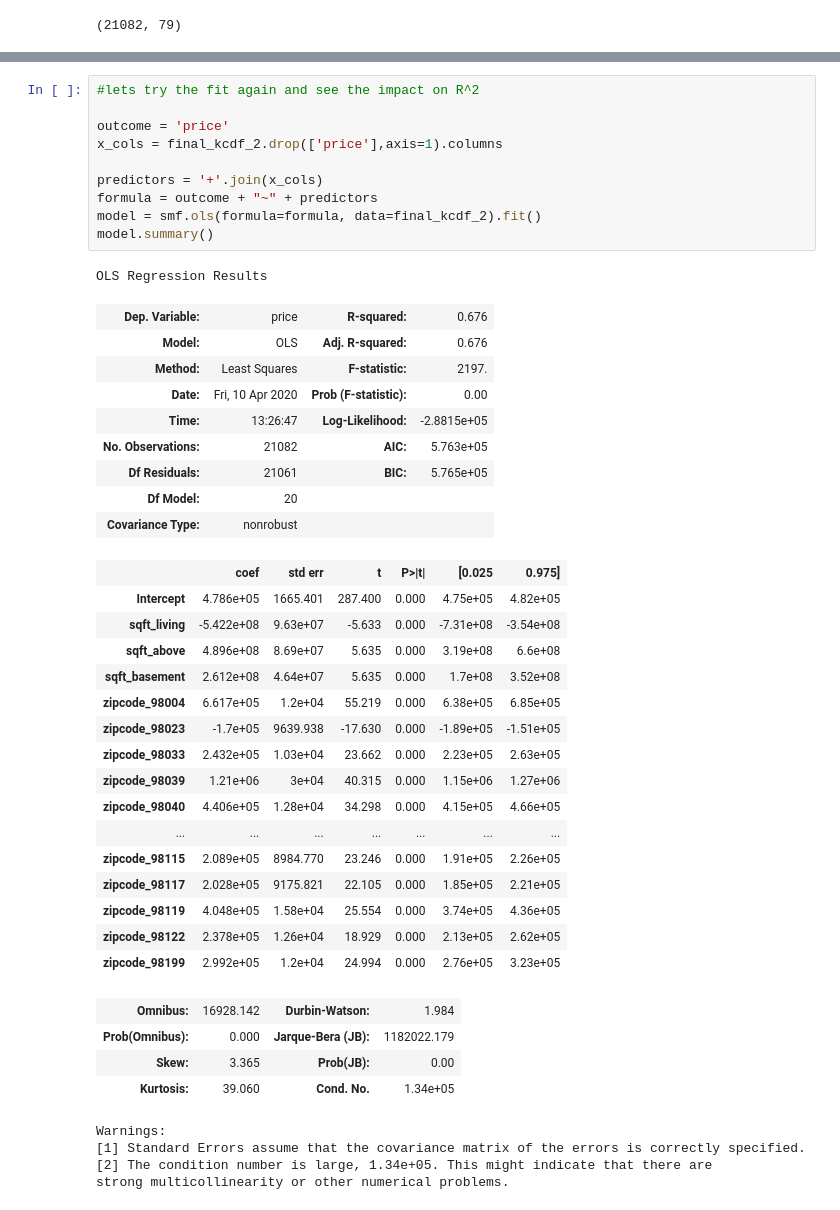
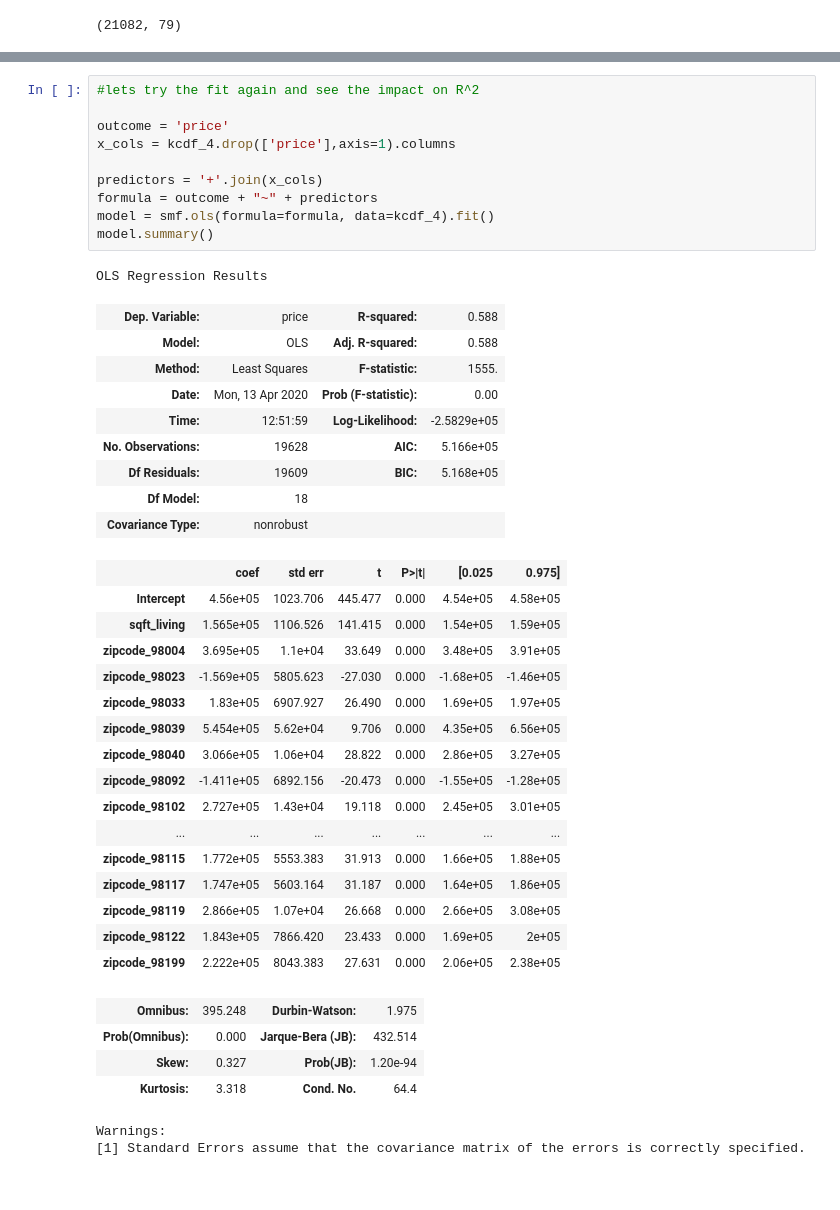
Before and after one commit to nxd0/dsc-1-final-project-online-ds-sp-000, a Jupyter notebook: student.ipynb, the cells around one changed output, grey strips where cells are left out. Saved outputs shown, nothing was run; the diff lists cells and outputs as text.

```diff
--- a/student.ipynb
+++ b/student.ipynb
@@ -928,45 +1323,43 @@ final_kcdf_2 = final_kcdf[['price',
 # %%
 #lets try the fit again and see the impact on R^2
 
 outcome = 'price'
-x_cols = final_kcdf_2.drop(['price'],axis=1).columns
+x_cols = kcdf_4.drop(['price'],axis=1).columns
 
 predictors = '+'.join(x_cols)
 formula = outcome + "~" + predictors
-model = smf.ols(formula=formula, data=final_kcdf_2).fit()
+model = smf.ols(formula=formula, data=kcdf_4).fit()
 model.summary()
 # %% [output]
 OLS Regression Results
-| Dep. Variable: | price | R-squared: | 0.676 |
-| Model: | OLS | Adj. R-squared: | 0.676 |
-| Method: | Least Squares | F-statistic: | 2197. |
-| Date: | Fri, 10 Apr 2020 | Prob (F-statistic): | 0.00 |
-| Time: | 13:26:47 | Log-Likelihood: | -2.8815e+05 |
-| No. Observations: | 21082 | AIC: | 5.763e+05 |
-| Df Residuals: | 21061 | BIC: | 5.765e+05 |
-| Df Model: | 20 |  |  |
+| Dep. Variable: | price | R-squared: | 0.588 |
+| Model: | OLS | Adj. R-squared: | 0.588 |
+| Method: | Least Squares | F-statistic: | 1555. |
+| Date: | Mon, 13 Apr 2020 | Prob (F-statistic): | 0.00 |
+| Time: | 12:51:59 | Log-Likelihood: | -2.5829e+05 |
+| No. Observations: | 19628 | AIC: | 5.166e+05 |
+| Df Residuals: | 19609 | BIC: | 5.168e+05 |
+| Df Model: | 18 |  |  |
 | Covariance Type: | nonrobust |  |  |
 |  | coef | std err | t | P>|t| | [0.025 | 0.975] |
-| Intercept | 4.786e+05 | 1665.401 | 287.400 | 0.000 | 4.75e+05 | 4.82e+05 |
-| sqft_living | -5.422e+08 | 9.63e+07 | -5.633 | 0.000 | -7.31e+08 | -3.54e+08 |
-| sqft_above | 4.896e+08 | 8.69e+07 | 5.635 | 0.000 | 3.19e+08 | 6.6e+08 |
-| sqft_basement | 2.612e+08 | 4.64e+07 | 5.635 | 0.000 | 1.7e+08 | 3.52e+08 |
-| zipcode_98004 | 6.617e+05 | 1.2e+04 | 55.219 | 0.000 | 6.38e+05 | 6.85e+05 |
-| zipcode_98023 | -1.7e+05 | 9639.938 | -17.630 | 0.000 | -1.89e+05 | -1.51e+05 |
-| zipcode_98033 | 2.432e+05 | 1.03e+04 | 23.662 | 0.000 | 2.23e+05 | 2.63e+05 |
-| zipcode_98039 | 1.21e+06 | 3e+04 | 40.315 | 0.000 | 1.15e+06 | 1.27e+06 |
-| zipcode_98040 | 4.406e+05 | 1.28e+04 | 34.298 | 0.000 | 4.15e+05 | 4.66e+05 |
+| Intercept | 4.56e+05 | 1023.706 | 445.477 | 0.000 | 4.54e+05 | 4.58e+05 |
+| sqft_living | 1.565e+05 | 1106.526 | 141.415 | 0.000 | 1.54e+05 | 1.59e+05 |
+| zipcode_98004 | 3.695e+05 | 1.1e+04 | 33.649 | 0.000 | 3.48e+05 | 3.91e+05 |
+| zipcode_98023 | -1.569e+05 | 5805.623 | -27.030 | 0.000 | -1.68e+05 | -1.46e+05 |
+| zipcode_98033 | 1.83e+05 | 6907.927 | 26.490 | 0.000 | 1.69e+05 | 1.97e+05 |
+| zipcode_98039 | 5.454e+05 | 5.62e+04 | 9.706 | 0.000 | 4.35e+05 | 6.56e+05 |
+| zipcode_98040 | 3.066e+05 | 1.06e+04 | 28.822 | 0.000 | 2.86e+05 | 3.27e+05 |
+| zipcode_98092 | -1.411e+05 | 6892.156 | -20.473 | 0.000 | -1.55e+05 | -1.28e+05 |
+| zipcode_98102 | 2.727e+05 | 1.43e+04 | 19.118 | 0.000 | 2.45e+05 | 3.01e+05 |
 | ... | ... | ... | ... | ... | ... | ... |
-| zipcode_98115 | 2.089e+05 | 8984.770 | 23.246 | 0.000 | 1.91e+05 | 2.26e+05 |
-| zipcode_98117 | 2.028e+05 | 9175.821 | 22.105 | 0.000 | 1.85e+05 | 2.21e+05 |
-| zipcode_98119 | 4.048e+05 | 1.58e+04 | 25.554 | 0.000 | 3.74e+05 | 4.36e+05 |
-| zipcode_98122 | 2.378e+05 | 1.26e+04 | 18.929 | 0.000 | 2.13e+05 | 2.62e+05 |
-| zipcode_98199 | 2.992e+05 | 1.2e+04 | 24.994 | 0.000 | 2.76e+05 | 3.23e+05 |
+| zipcode_98115 | 1.772e+05 | 5553.383 | 31.913 | 0.000 | 1.66e+05 | 1.88e+05 |
+| zipcode_98117 | 1.747e+05 | 5603.164 | 31.187 | 0.000 | 1.64e+05 | 1.86e+05 |
+| zipcode_98119 | 2.866e+05 | 1.07e+04 | 26.668 | 0.000 | 2.66e+05 | 3.08e+05 |
+| zipcode_98122 | 1.843e+05 | 7866.420 | 23.433 | 0.000 | 1.69e+05 | 2e+05 |
+| zipcode_98199 | 2.222e+05 | 8043.383 | 27.631 | 0.000 | 2.06e+05 | 2.38e+05 |
-| Omnibus: | 16928.142 | Durbin-Watson: | 1.984 |
-| Prob(Omnibus): | 0.000 | Jarque-Bera (JB): | 1182022.179 |
-| Skew: | 3.365 | Prob(JB): | 0.00 |
-| Kurtosis: | 39.060 | Cond. No. | 1.34e+05 |
+| Omnibus: | 395.248 | Durbin-Watson: | 1.975 |
+| Prob(Omnibus): | 0.000 | Jarque-Bera (JB): | 432.514 |
+| Skew: | 0.327 | Prob(JB): | 1.20e-94 |
+| Kurtosis: | 3.318 | Cond. No. | 64.4 |
 Warnings:
 [1] Standard Errors assume that the covariance matrix of the errors is correctly specified.
-[2] The condition number is large, 1.34e+05. This might indicate that there are
-strong multicollinearity or other numerical problems.
```
Also changed, not shown: parts of 52 cells of this notebook, 1 other file.
